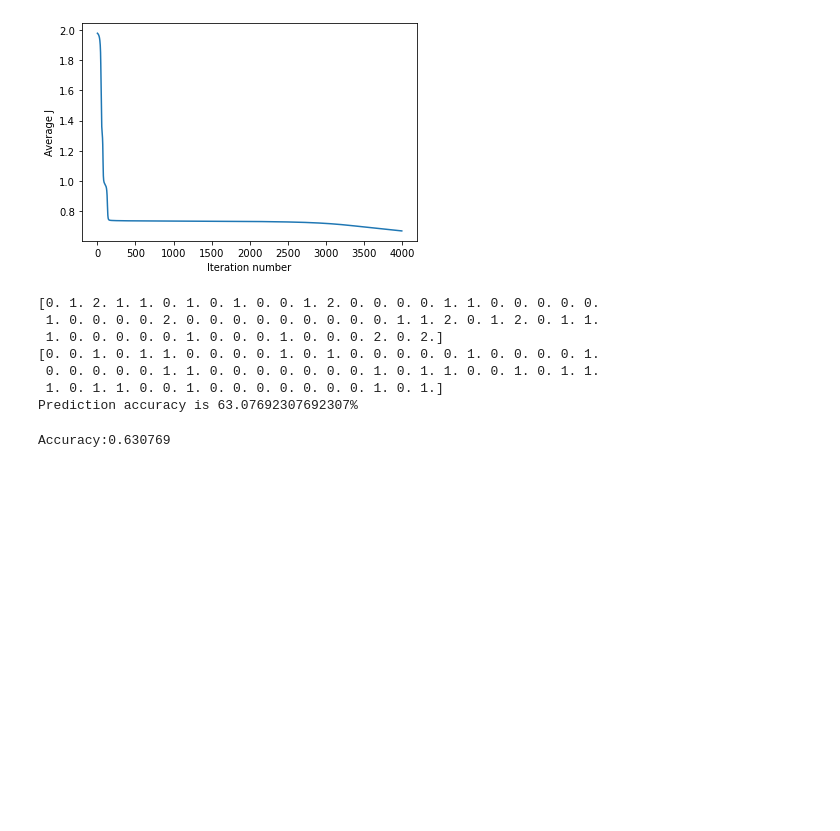
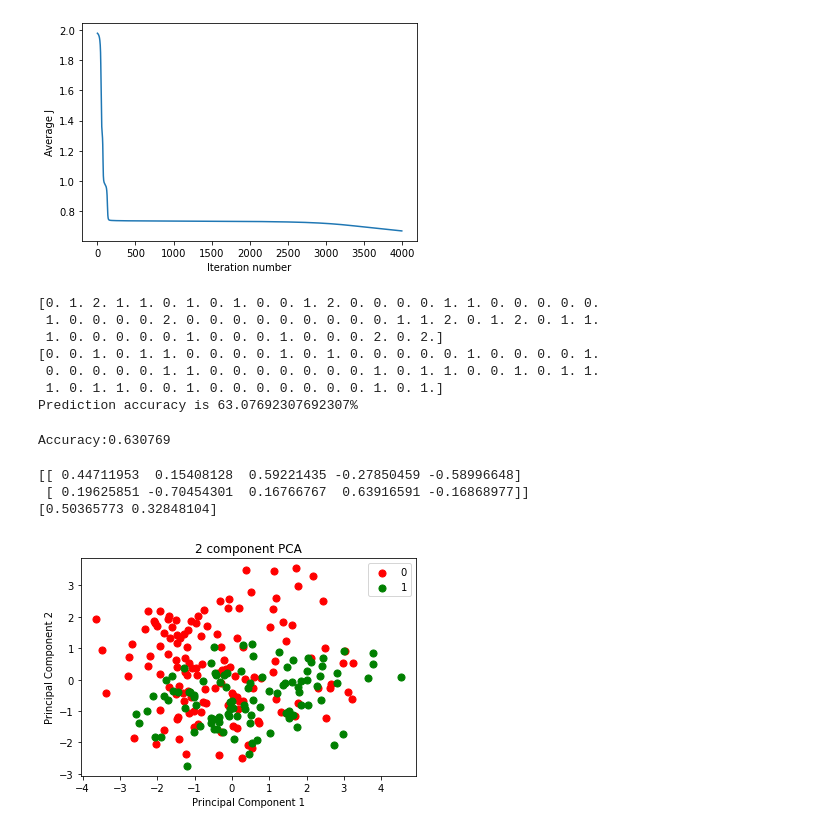
Before and after one commit to MichaelLiKwan/Dementia-ML-Project, a Jupyter notebook: Dementia Project-NM.ipynb, the cells around one changed output. Cells and saved outputs as stored; diff of their text form; code cells hidden in the pictures; blank space fills up the shorter version.

```diff
--- a/Dementia Project-NM.ipynb
+++ b/Dementia Project-NM.ipynb
@@ -617,0 +638,31 @@ pca.fit(X)
+# %%
+from sklearn import decomposition
+
+pca = decomposition.PCA(n_components=2)
+principalComponents = pca.fit_transform(x)
+principalDf = pd.DataFrame(data = principalComponents, columns = ['principal component 1', 'principal component 2'])
+target = pd.DataFrame(y, columns = ['CDR'])
+finalDf = pd.concat([principalDf, target], axis = 1)
+
+plt.xlabel('Principal Component 1')
+plt.ylabel('Principal Component 2')
+plt.title("2 component PCA")
+plt.grid()
+
+targets = [0, 1]
+colors = ['r', 'g']
+for target, color in zip(targets,colors):
+    indicesToKeep = finalDf['CDR'] == target
+    plt.scatter(finalDf.loc[indicesToKeep, 'principal component 1']
+               , finalDf.loc[indicesToKeep, 'principal component 2']
+               , c = color
+               , s = 50)
+plt.legend(targets)
+plt.grid()
+print(pca.components_)
+print(pca.explained_variance_ratio_)
+# %% [output]
+[[ 0.44711953  0.15408128  0.59221435 -0.27850459 -0.58996648]
+ [ 0.19625851 -0.70454301  0.16766767  0.63916591 -0.16868977]]
+[0.50365773 0.32848104]
+[figure, added]
```
Also changed, not shown: parts of 6 cells of this notebook.
